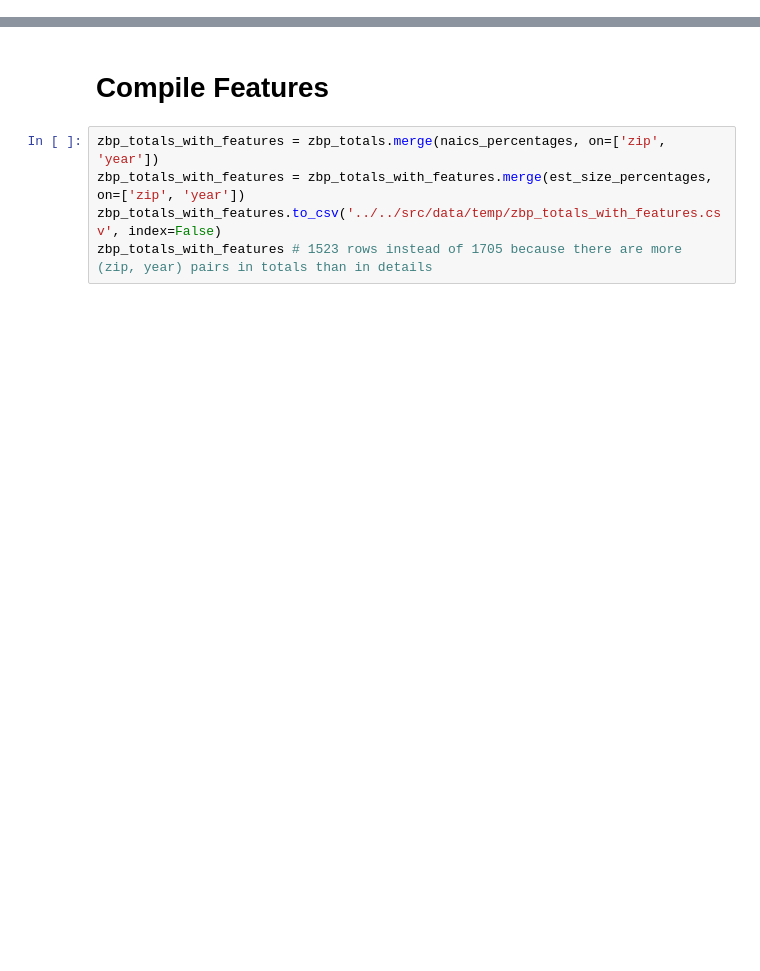
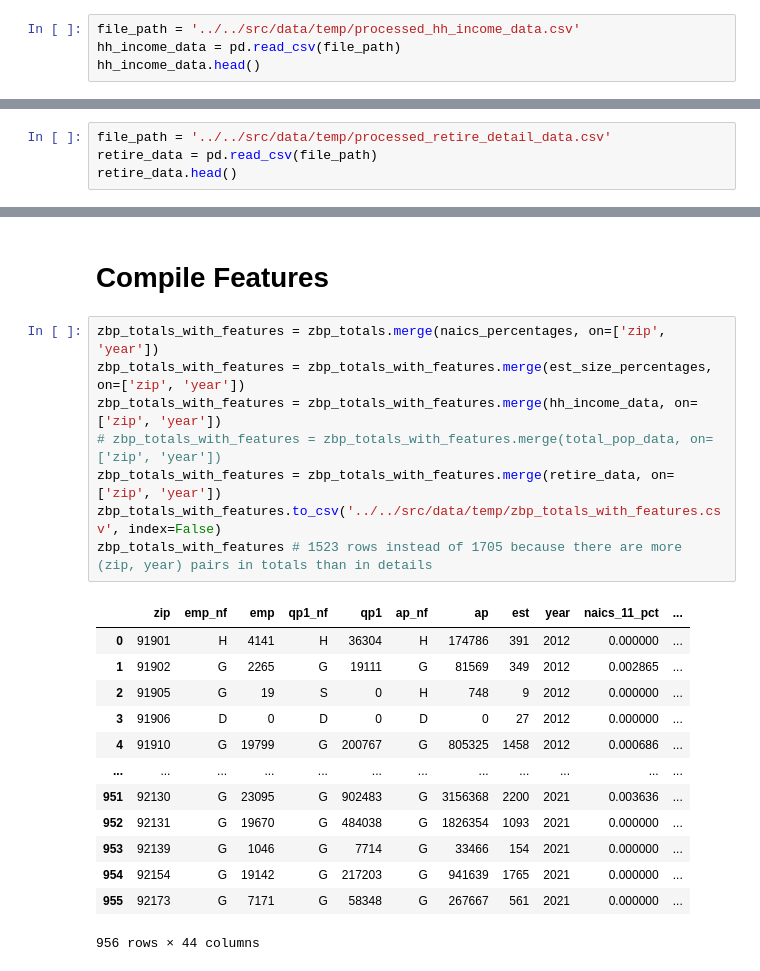
Before and after one commit to inno-apfel/DSC180A-Q1-Project, a Jupyter notebook: notebooks/development/feature_transformation.ipynb, the cells around one changed output, grey strips where cells are left out. Drawn from its saved outputs; the diff is of its cells as text; blank space fills up the shorter version.

Commit message:
updated data ingestion/processing to include household and population data

```diff
--- a/notebooks/development/feature_transformation.ipynb
+++ b/notebooks/development/feature_transformation.ipynb
@@ -13,0 +28,4 @@ zbp_totals.head()
+# %%
+file_path = '../../src/data/temp/processed_hh_income_data.csv'
+hh_income_data = pd.read_csv(file_path)
+hh_income_data.head()
@@ -13,0 +50,4 @@ zbp_totals.head()
+# %%
+file_path = '../../src/data/temp/processed_retire_detail_data.csv'
+retire_data = pd.read_csv(file_path)
+retire_data.head()
@@ -39,5 +114,22 @@ est_size_percentages
 # %%
 zbp_totals_with_features = zbp_totals.merge(naics_percentages, on=['zip', 'year'])
 zbp_totals_with_features = zbp_totals_with_features.merge(est_size_percentages, on=['zip', 'year'])
+zbp_totals_with_features = zbp_totals_with_features.merge(hh_income_data, on=['zip', 'year'])
+# zbp_totals_with_features = zbp_totals_with_features.merge(total_pop_data, on=['zip', 'year'])
+zbp_totals_with_features = zbp_totals_with_features.merge(retire_data, on=['zip', 'year'])
 zbp_totals_with_features.to_csv('../../src/data/temp/zbp_totals_with_features.csv', index=False)
 zbp_totals_with_features # 1523 rows instead of 1705 because there are more (zip, year) pairs in totals than in details
+# %% [output]
+|  | zip | emp_nf | emp | qp1_nf | qp1 | ap_nf | ap | est | year | naics_11_pct | ... |
+| 0 | 91901 | H | 4141 | H | 36304 | H | 174786 | 391 | 2012 | 0.000000 | ... |
+| 1 | 91902 | G | 2265 | G | 19111 | G | 81569 | 349 | 2012 | 0.002865 | ... |
+| 2 | 91905 | G | 19 | S | 0 | H | 748 | 9 | 2012 | 0.000000 | ... |
+| 3 | 91906 | D | 0 | D | 0 | D | 0 | 27 | 2012 | 0.000000 | ... |
+| 4 | 91910 | G | 19799 | G | 200767 | G | 805325 | 1458 | 2012 | 0.000686 | ... |
+| ... | ... | ... | ... | ... | ... | ... | ... | ... | ... | ... | ... |
+| 951 | 92130 | G | 23095 | G | 902483 | G | 3156368 | 2200 | 2021 | 0.003636 | ... |
+| 952 | 92131 | G | 19670 | G | 484038 | G | 1826354 | 1093 | 2021 | 0.000000 | ... |
+| 953 | 92139 | G | 1046 | G | 7714 | G | 33466 | 154 | 2021 | 0.000000 | ... |
+| 954 | 92154 | G | 19142 | G | 217203 | G | 941639 | 1765 | 2021 | 0.000000 | ... |
+| 955 | 92173 | G | 7171 | G | 58348 | G | 267667 | 561 | 2021 | 0.000000 | ... |
+956 rows × 44 columns
```
Also changed, not shown: parts of 7 cells of this notebook, 1 other file.
